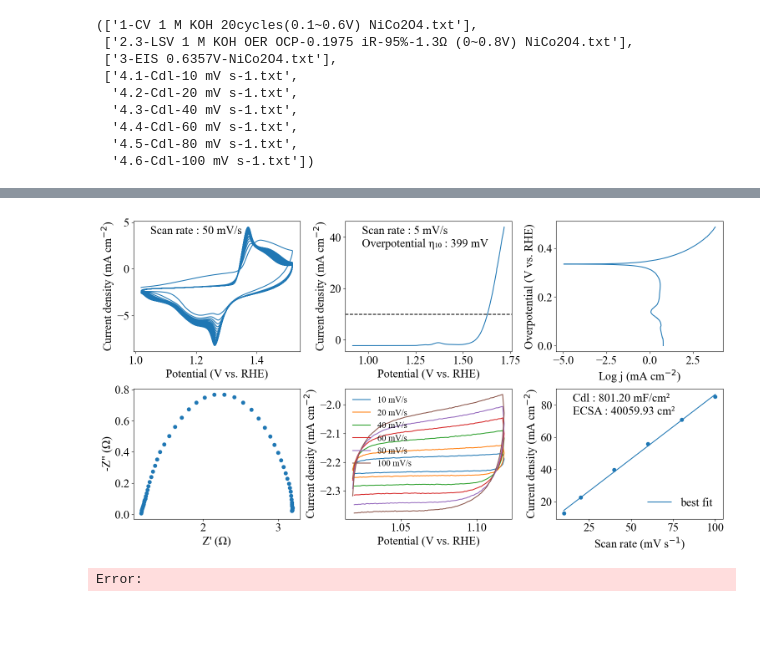
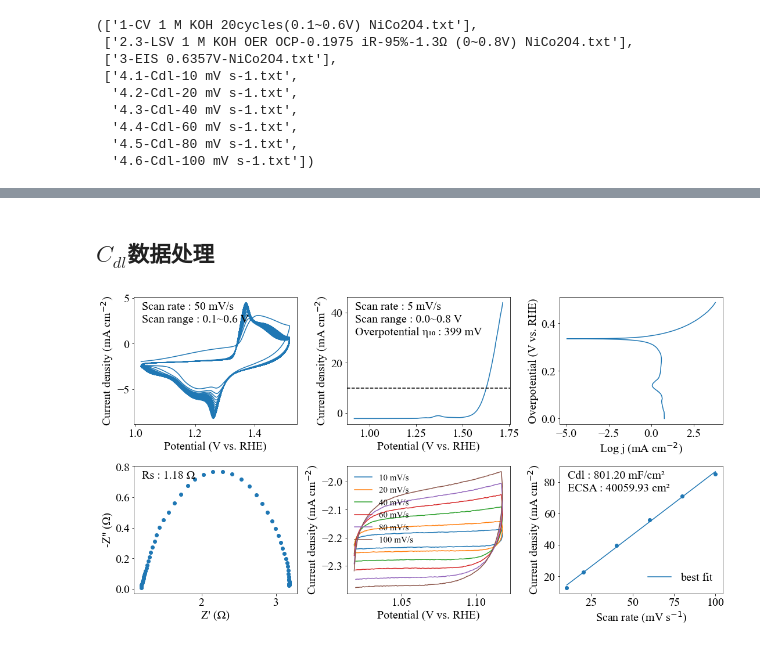
Before and after one commit to liyihang1024/CHI, a Jupyter notebook: electrocatalytic performance.ipynb, the cells around one changed output, grey strips where cells are left out. Cells and saved outputs as stored; diff of their text form; code cells hidden in the pictures; blank space fills up the shorter version.

```diff
--- a/electrocatalytic performance.ipynb
+++ b/electrocatalytic performance.ipynb
@@ -99,0 +102,17 @@ cdl_data_RHE = pd.concat([ref_to_RHE(i) for i in cdl], axis = 1)
+# %%
+# 读取并处理EIS数据
+eis_data = pd.read_table(eis[0], index_col=None, header=None, skiprows=0)
+
+# 读取EIS初始点位、频率窗口范围、扰动和数据开始的行索引
+init_E_eis = eis_data[eis_data.iloc[:,0].str.contains("Init E")].iloc[0,0].split(sep=' ')[-1]
+low_frequency_eis = eis_data[eis_data.iloc[:,0].str.contains("Low Frequency")].iloc[0,0].split(sep=' ')[-1]
+high_frequency_eis = eis_data[eis_data.iloc[:,0].str.contains("High Frequency")].iloc[0,0].split(sep=' ')[-1]
+amplitude_eis = eis_data[eis_data.iloc[:,0].str.contains("Amplitude")].iloc[0,0].split(sep=' ')[-1]
+index_eis = eis_data[eis_data.iloc[:,0].str.contains("Freq/Hz")].index.tolist()[0] + 1
+# %%
+# 去除多余的字符信息
+eis_data_new = eis_data.iloc[index_eis:,:]   # 删除字符信息，只保留数值部分
+eis_data_new_split = eis_data_new.iloc[:,0].str.split(',', expand=True).rename(columns={0:'Freq/Hz',1:"Z'/ohm",2:'Z"/ohm',3:'Z/ohm',4:'Phase/deg'})  # 按照逗号分列并修改列名
+eis_data_new_split = eis_data_new_split.astype(float)
+# %% [markdown]
+## $C_{dl}$数据处理
@@ -100,2 +140,5 @@ cdl_data_RHE = pd.concat([ref_to_RHE(i) for i in cdl], axis = 1)
+# %%
+# 合并所有转换后的Cdl数据
+cdl_data_RHE = pd.concat([ref_to_RHE(i)[0] for i in cdl], axis=1)
 # %%
 # 整理Cdl数据用于绘图
@@ -120,49 +170,54 @@ fig, axs = plt.subplots(2, 3, figsize=(15, 8), constrained_layout=True)
 axs[0,0].plot(cv_data_RHE.iloc[:,2], cv_data_RHE.iloc[:,3])
 axs[0,0].set_xlabel("Potential (V vs. RHE)")
 axs[0,0].set_ylabel("Current density (mA cm$^{-2}$)")
-axs[0,0].annotate("Scan rate : 50 mV/s".format(fit[0]*1000), xy=(.1, .9), xycoords='axes fraction', fontsize=20)
+axs[0,0].annotate("Scan rate : {:.0f} mV/s".format(float(scan_rate_cv)*1000), xy=(.05, .9), xycoords='axes fraction', fontsize=20)
+axs[0,0].annotate("Scan range : {:.1f}~{:.1f} V".format(float(low_E_cv),float(high_E_cv)), xy=(.05, .8), xycoords='axes fraction', fontsize=20)
 
 # LSV
 axs[0,1].plot(lsv_data_RHE.iloc[:,2], lsv_data_RHE.iloc[:,3])
 axs[0,1].axhline(y=10, c='k', ls='--')
 axs[0,1].set_xlabel("Potential (V vs. RHE)")
 axs[0,1].set_ylabel("Current density (mA cm$^{-2}$)")
 closest_10_index = (lsv_data_RHE.iloc[:,3]-10).abs().argsort()[0]    # 电流密度最接近10的行索引
 overpotential = (lsv_data_RHE.iloc[closest_10_index,2] - 1.23)*1000  # 过电位
-axs[0,1].annotate("Scan rate : 5 mV/s".format(fit[0]*1000), xy=(.1, .9), xycoords='axes fraction', fontsize=20)
-axs[0,1].annotate("Overpotential η₁₀ : {:.0f} mV".format(overpotential), xy=(.1, .8), xycoords='axes fraction', fontsize=20)
+axs[0,1].annotate("Scan rate : {:.0f} mV/s".format(float(scan_rate_lsv)*1000), xy=(.05, .9), xycoords='axes fraction', fontsize=20)
+axs[0,1].annotate("Scan range : {:.1f}~{:.1f} V".format(float(init_E_lsv),float(final_E_lsv)), xy=(.05, .8), xycoords='axes fraction', fontsize=20)
+axs[0,1].annotate("Overpotential η₁₀ : {:.0f} mV".format(overpotential), xy=(.05, .7), xycoords='axes fraction', fontsize=20)
 
 # Tafel
 tafel_data = lsv_data_RHE.iloc[:,[4, 5]]
 tafel_data_new = tafel_data[(tafel_data.iloc[:,1] > 0)]  # 删除Tafel曲线中y坐标小于零的部分
 axs[0,2].plot(tafel_data_new.iloc[:,0], tafel_data_new.iloc[:,1])
 axs[0,2].set_xlabel("Log j (mA cm$^{-2}$)")
 axs[0,2].set_ylabel("Overpotential (V vs. RHE)")
 
 # EIS
-eis_data_new = eis_data[(eis_data.iloc[:,2] < 0)]  # 删除Tafel曲线中y坐标小于零的部分
-axs[1,0].scatter(eis_data_new.iloc[:,1], -eis_data_new.iloc[:,2])
+eis_data_ = eis_data_new_split[(eis_data_new_split.iloc[:,2] < 0)]  # 删除EIS散点图中y坐标小于零的部分
+axs[1,0].scatter(eis_data_.iloc[:,1], -eis_data_.iloc[:,2])
 axs[1,0].set_xlabel("Z' (Ω)")
 axs[1,0].set_ylabel('-Z" (Ω)')
+axs[1,0].annotate("Rs : {:.2f} Ω".format(eis_data_.iloc[:,1].min()), xy=(.05, .9), xycoords='axes fraction', fontsize=20)
+
 
 # CV curves with different scan rates
-for i, j in zip(range(cdl_data_RHE_y.shape[1]), scan_rate):
-    axs[1,1].plot(cdl_data_RHE_x[-200:], cdl_data_RHE_y.iloc[-200:,i], label="{} mV/s".format(j))
+for i, j in zip(range(cdl_data_RHE_y.shape[1]), scan_rates_cdl):
+    axs[1,1].plot(cdl_data_RHE_x[-int(sample_num*2):],
+                  cdl_data_RHE_y.iloc[-int(sample_num*2):,i],
+                  label="{} mV/s".format(j))
 axs[1,1].legend(fontsize=15, frameon=False)
 axs[1,1].set_xlabel("Potential (V vs. RHE)")
 axs[1,1].set_ylabel("Current density (mA cm$^{-2}$)")
 
 # Cdl and ECSA
-axs[1,2].scatter(scan_rate, j_diff)
-axs[1,2].plot(scan_rate, y_fit_data, label="best fit")
+axs[1,2].scatter(scan_rates_cdl, j_diff)
+axs[1,2].plot(scan_rates_cdl, y_fit_data, label="best fit")
 axs[1,2].set_xlabel("Scan rate (mV s$^{-1}$)")
 axs[1,2].set_ylabel("Current density (mA cm$^{-2}$)")
 axs[1,2].legend(fontsize=20, frameon=False, loc='lower right')
-axs[1,2].annotate("Cdl : {:.2f} mF/cm²".format(fit[0]*1000), xy=(.1, .9), xycoords='axes fraction', fontsize=20)
-axs[1,2].annotate("ECSA : {:.2f} cm²".format(fit[0]*1000/0.04*area), xy=(.1, .8), xycoords='axes fraction', fontsize=20)
+axs[1,2].annotate("Cdl : {:.2f} mF/cm²".format(fit[0]*1000), xy=(.05, .9), xycoords='axes fraction', fontsize=20)
+axs[1,2].annotate("ECSA : {:.2f} cm²".format(fit[0]*1000/0.04*area), xy=(.05, .8), xycoords='axes fraction', fontsize=20)
 
-plt.savefig('results.png', facecolor ="w")
+# plt.savefig('results.png', facecolor ="w")
 plt.show()
 # %% [output]
-[figure, old version]
+[figure, new version]
-Error:
```
Also changed, not shown: parts of 19 cells of this notebook, 1 other file.
